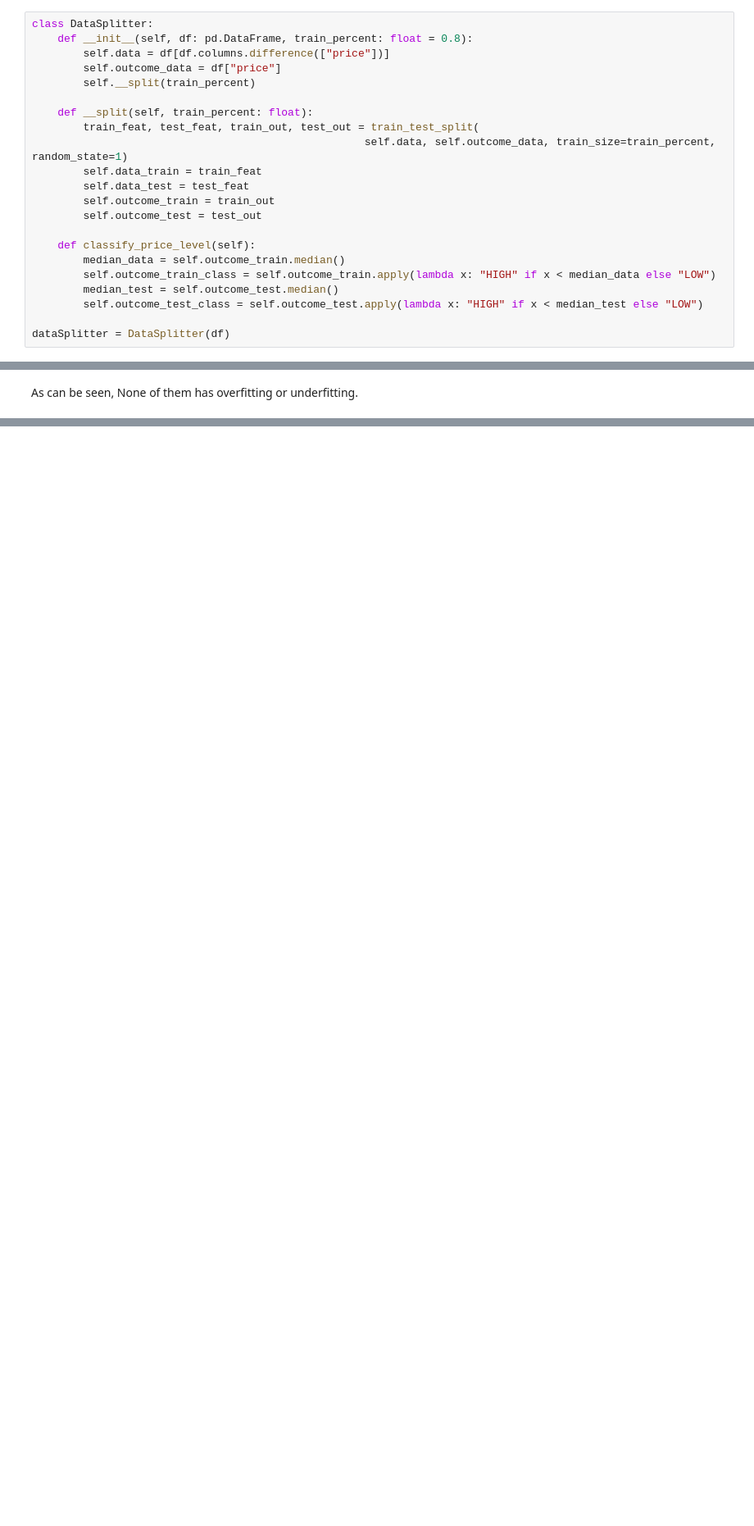
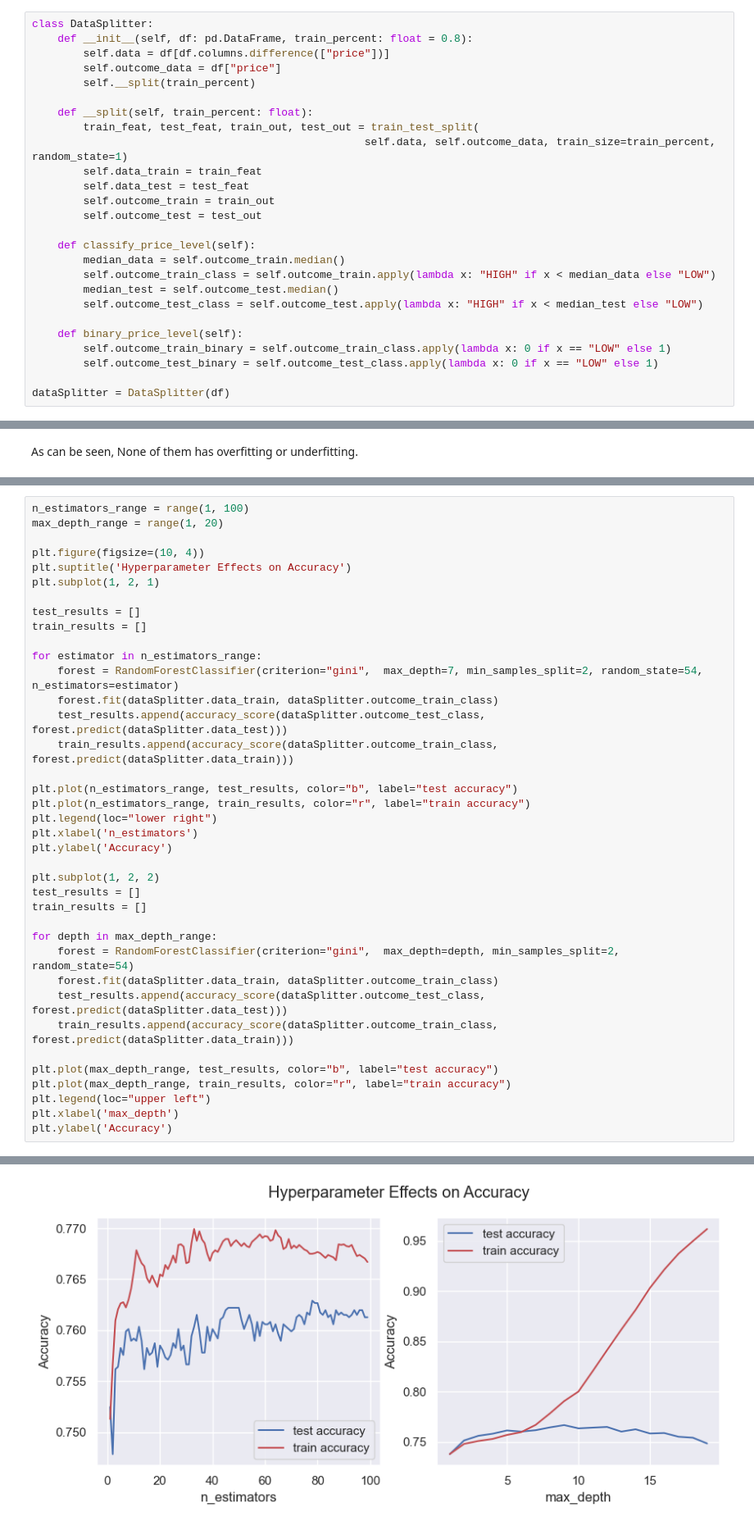
Before and after one commit to Shahriar-0/Artificial-Intelligence-Course-Projects-S2023, a Jupyter notebook: 5/AI_CA5.ipynb, the cells around one changed output, grey strips where cells are left out. Shown at 82% size. Saved outputs shown, nothing was run; the diff lists cells and outputs as text; blank space fills up the shorter version.

```diff
--- a/5/AI_CA5.ipynb
+++ b/5/AI_CA5.ipynb
@@ -553,6 +554,10 @@ class DataSplitter:
         median_test = self.outcome_test.median()
         self.outcome_test_class = self.outcome_test.apply(lambda x: "HIGH" if x < median_test else "LOW")
 
+    def binary_price_level(self):
+        self.outcome_train_binary = self.outcome_train_class.apply(lambda x: 0 if x == "LOW" else 1)
+        self.outcome_test_binary = self.outcome_test_class.apply(lambda x: 0 if x == "LOW" else 1)
+
 dataSplitter = DataSplitter(df)
 # %% [markdown]
 ### Q2-7. Validation set.
@@ -1064,0 +1114,39 @@ An example would be the threshold for correlation to keep.
+# %%
+n_estimators_range = range(1, 100)
+max_depth_range = range(1, 20)
+
+plt.figure(figsize=(10, 4))
+plt.suptitle('Hyperparameter Effects on Accuracy')
+plt.subplot(1, 2, 1)
+
+test_results = []
+train_results = []
+
+for estimator in n_estimators_range:
+    forest = RandomForestClassifier(criterion="gini",  max_depth=7, min_samples_split=2, random_state=54, n_estimators=estimator)
+    forest.fit(dataSplitter.data_train, dataSplitter.outcome_train_class)
+    test_results.append(accuracy_score(dataSplitter.outcome_test_class, forest.predict(dataSplitter.data_test)))
+    train_results.append(accuracy_score(dataSplitter.outcome_train_class, forest.predict(dataSplitter.data_train)))
+
+plt.plot(n_estimators_range, test_results, color="b", label="test accuracy")
+plt.plot(n_estimators_range, train_results, color="r", label="train accuracy")
+plt.legend(loc="lower right")
+plt.xlabel('n_estimators')
+plt.ylabel('Accuracy')
+
+plt.subplot(1, 2, 2)
+test_results = []
+train_results = []
+
+for depth in max_depth_range:
+    forest = RandomForestClassifier(criterion="gini",  max_depth=depth, min_samples_split=2, random_state=54)
+    forest.fit(dataSplitter.data_train, dataSplitter.outcome_train_class)
+    test_results.append(accuracy_score(dataSplitter.outcome_test_class, forest.predict(dataSplitter.data_test)))
+    train_results.append(accuracy_score(dataSplitter.outcome_train_class, forest.predict(dataSplitter.data_train)))
+
+plt.plot(max_depth_range, test_results, color="b", label="test accuracy")
+plt.plot(max_depth_range, train_results, color="r", label="train accuracy")
+plt.legend(loc="upper left")
+plt.xlabel('max_depth')
+plt.ylabel('Accuracy')
+# %% [output]
@@ -1064,0 +1154 @@ An example would be the threshold for correlation to keep.
+[figure, added]
```
Also changed, not shown: parts of 13 cells of this notebook.
